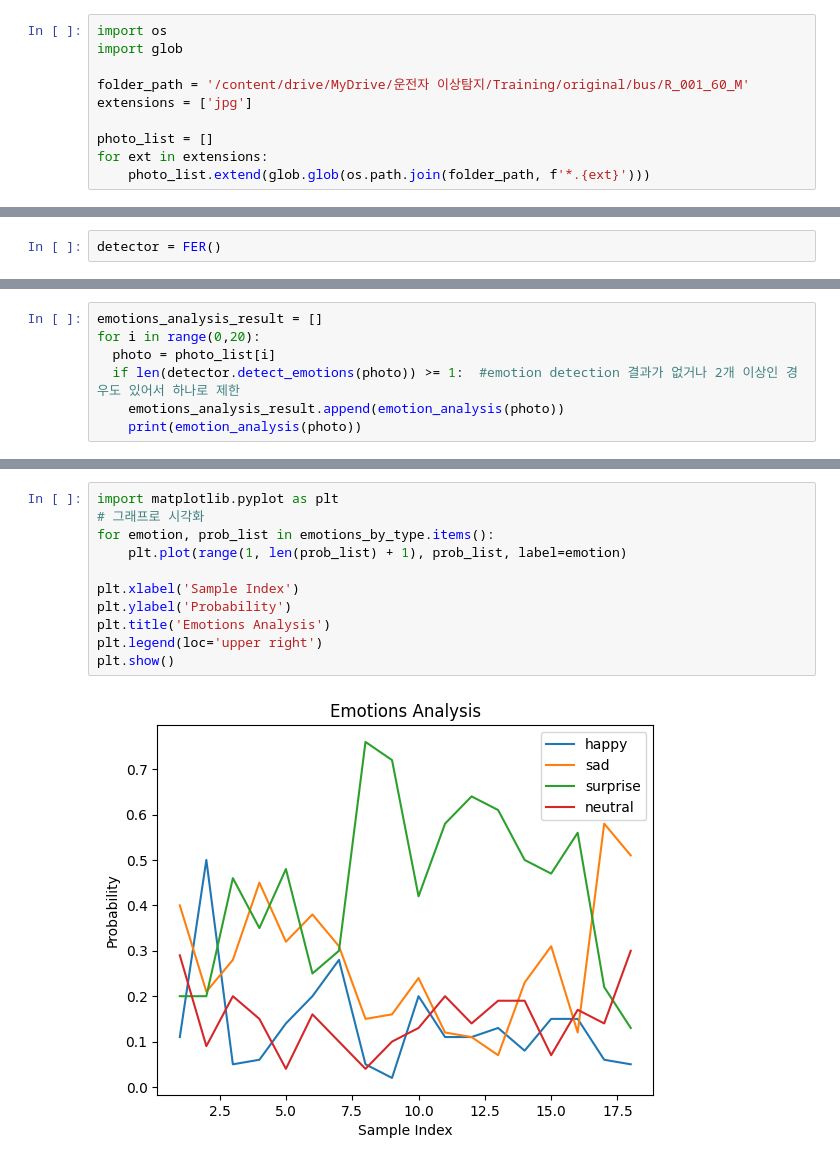
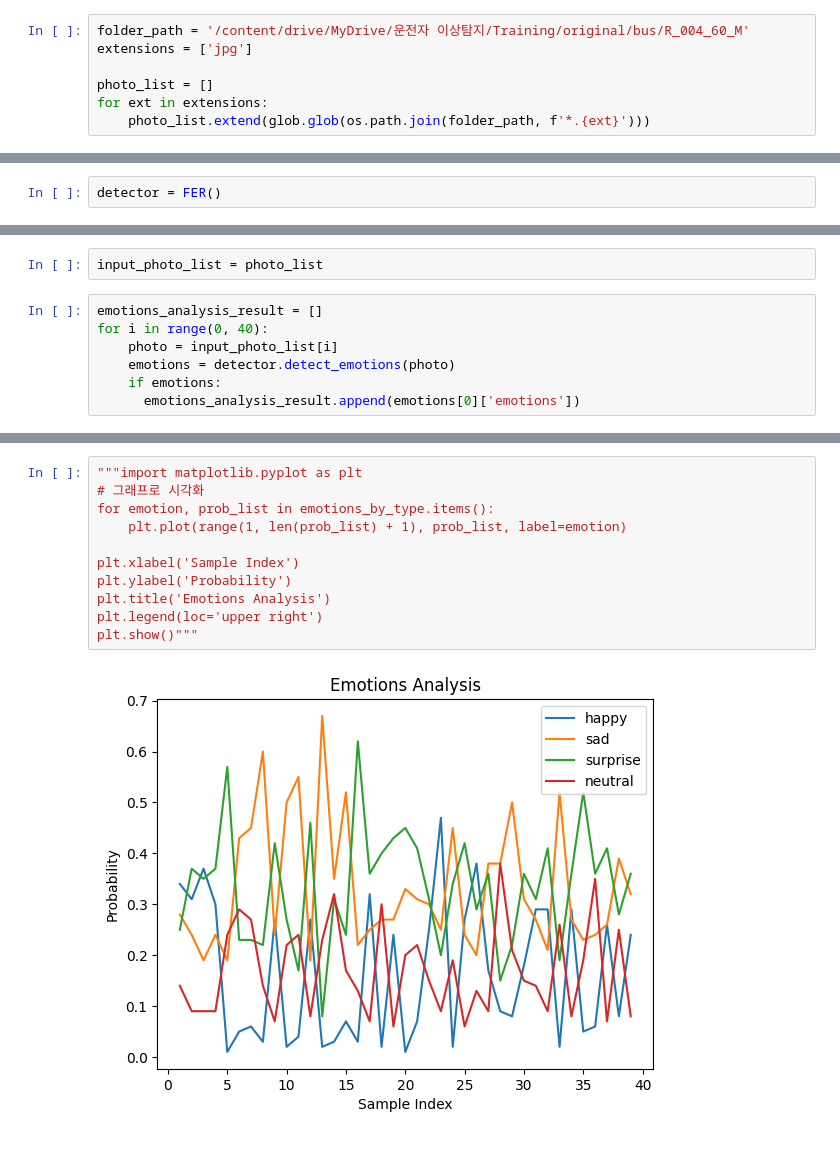
Before and after one commit to minjaekim070/Bootcamp_Project, a Jupyter notebook: DSM_감정분석.ipynb, the cells around one changed output, grey strips where cells are left out. Cells and saved outputs as stored; diff of their text form.

```diff
--- a/DSM_감정분석.ipynb
+++ b/DSM_감정분석.ipynb
@@ -21,8 +32,5 @@ import pandas as pd
 # %%
-import os
-import glob
-
-folder_path = '/content/drive/MyDrive/운전자 이상탐지/Training/original/bus/R_001_60_M'
+folder_path = '/content/drive/MyDrive/운전자 이상탐지/Training/original/bus/R_004_60_M'
 extensions = ['jpg']
 
 photo_list = []
@@ -81,7 +43,9 @@ emotion_analysis(photo_list[16])
+# %%
+input_photo_list = photo_list
 # %%
 emotions_analysis_result = []
-for i in range(0,20):
-  photo = photo_list[i]
-  if len(detector.detect_emotions(photo)) >= 1:  #emotion detection 결과가 없거나 2개 이상인 경우도 있어서 하나로 제한
-    emotions_analysis_result.append(emotion_analysis(photo))
-    print(emotion_analysis(photo))
+for i in range(0, 40):
+    photo = input_photo_list[i]
+    emotions = detector.detect_emotions(photo)
+    if emotions:
+      emotions_analysis_result.append(emotions[0]['emotions'])
@@ -136,16 +81,16 @@ neutral: [0.29, 0.09, 0.2, 0.15, 0.04, 0.16, 0.1, 0.04, 0.1, 0.13, 0.2, 0.14, 0.
 # %%
-import matplotlib.pyplot as plt
+"""import matplotlib.pyplot as plt
 # 그래프로 시각화
 for emotion, prob_list in emotions_by_type.items():
     plt.plot(range(1, len(prob_list) + 1), prob_list, label=emotion)
 
 plt.xlabel('Sample Index')
 plt.ylabel('Probability')
 plt.title('Emotions Analysis')
 plt.legend(loc='upper right')
-plt.show()
+plt.show()"""
 # %% [output]
-[figure, old version]
+[figure, new version]
 # %%
 # 연속적으로 감지되는 횟수를 세는 변수 초기화
 consecutive_detection_count = {
```
Also changed, not shown: parts of 26 cells of this notebook.
